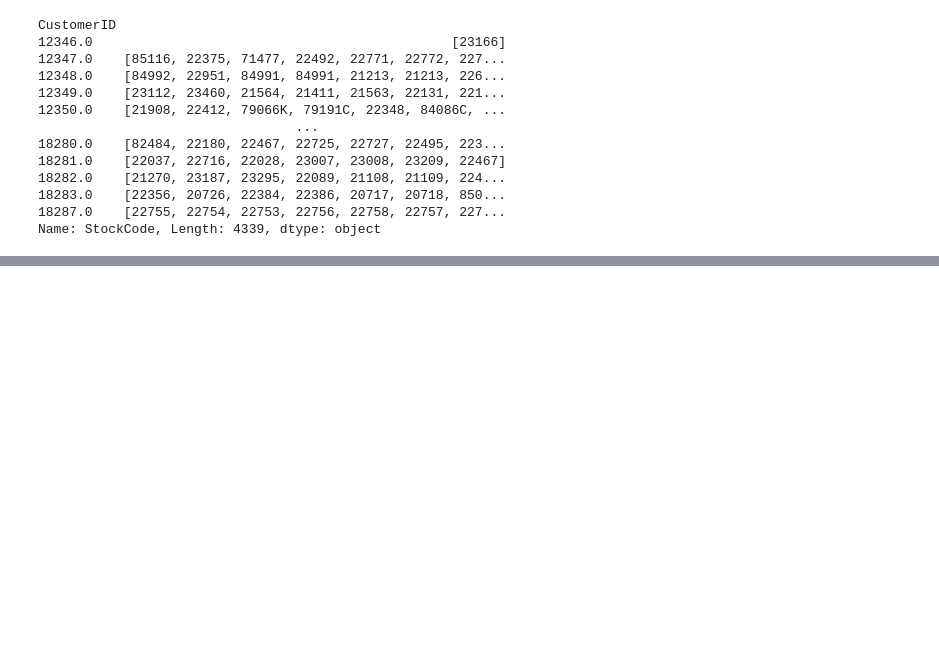
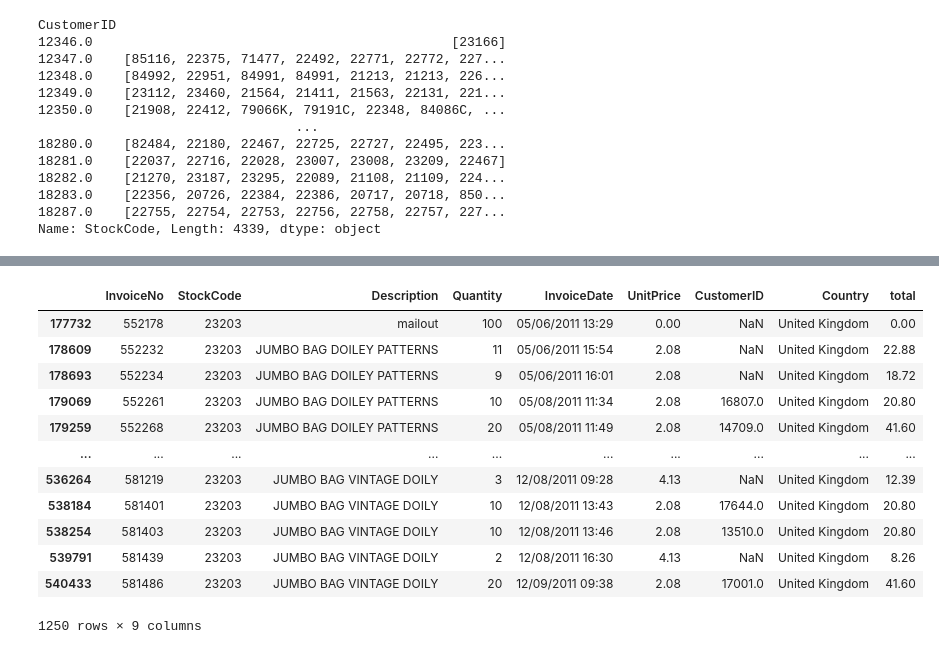
Before and after one commit to Octa-p/DWDM21, a Jupyter notebook: Chapter6_Association_Rules.ipynb, the cells around one changed output, grey strips where cells are left out. Drawn from its saved outputs; the diff is of its cells as text; code cells hidden in the pictures; blank space fills up the shorter version.

```diff
--- a/Chapter6_Association_Rules.ipynb
+++ b/Chapter6_Association_Rules.ipynb
@@ -345,0 +346,16 @@ RelationRecord(items=frozenset({'22423', '22698', '22699', '22697'}), support=0.
+# %%
+data_clean[data_clean['StockCode']=='23203']
+# %% [output]
+|  | InvoiceNo | StockCode | Description | Quantity | InvoiceDate | UnitPrice | CustomerID | Country | total |
+| 177732 | 552178 | 23203 | mailout | 100 | 05/06/2011 13:29 | 0.00 | NaN | United Kingdom | 0.00 |
+| 178609 | 552232 | 23203 | JUMBO BAG DOILEY PATTERNS | 11 | 05/06/2011 15:54 | 2.08 | NaN | United Kingdom | 22.88 |
+| 178693 | 552234 | 23203 | JUMBO BAG DOILEY PATTERNS | 9 | 05/06/2011 16:01 | 2.08 | NaN | United Kingdom | 18.72 |
+| 179069 | 552261 | 23203 | JUMBO BAG DOILEY PATTERNS | 10 | 05/08/2011 11:34 | 2.08 | 16807.0 | United Kingdom | 20.80 |
+| 179259 | 552268 | 23203 | JUMBO BAG DOILEY PATTERNS | 20 | 05/08/2011 11:49 | 2.08 | 14709.0 | United Kingdom | 41.60 |
+| ... | ... | ... | ... | ... | ... | ... | ... | ... | ... |
+| 536264 | 581219 | 23203 | JUMBO BAG VINTAGE DOILY | 3 | 12/08/2011 09:28 | 4.13 | NaN | United Kingdom | 12.39 |
+| 538184 | 581401 | 23203 | JUMBO BAG VINTAGE DOILY | 10 | 12/08/2011 13:43 | 2.08 | 17644.0 | United Kingdom | 20.80 |
+| 538254 | 581403 | 23203 | JUMBO BAG VINTAGE DOILY | 10 | 12/08/2011 13:46 | 2.08 | 13510.0 | United Kingdom | 20.80 |
+| 539791 | 581439 | 23203 | JUMBO BAG VINTAGE DOILY | 2 | 12/08/2011 16:30 | 4.13 | NaN | United Kingdom | 8.26 |
+| 540433 | 581486 | 23203 | JUMBO BAG VINTAGE DOILY | 20 | 12/09/2011 09:38 | 2.08 | 17001.0 | United Kingdom | 41.60 |
+1250 rows × 9 columns
```
Also changed, not shown: parts of 3 cells of this notebook.
